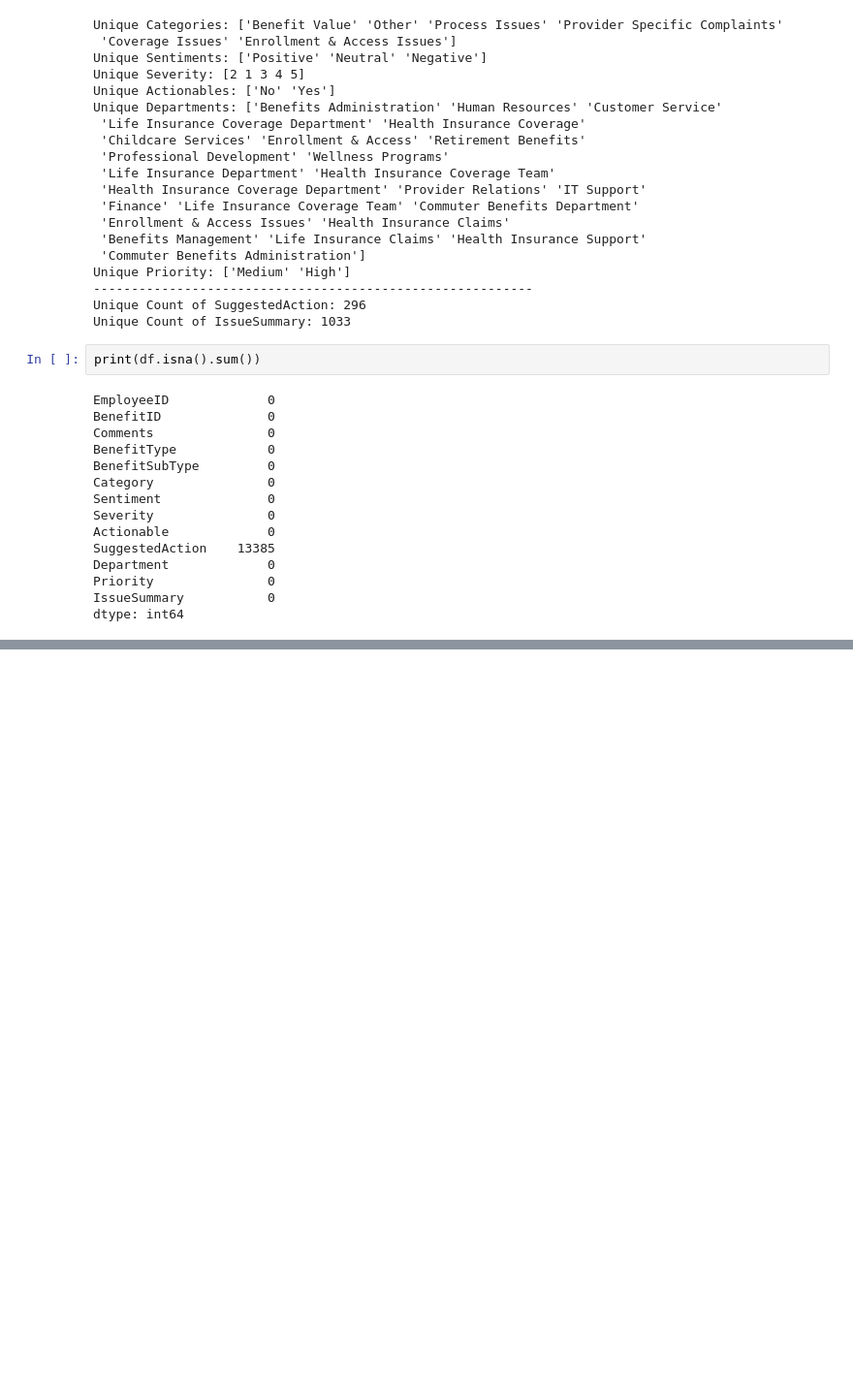
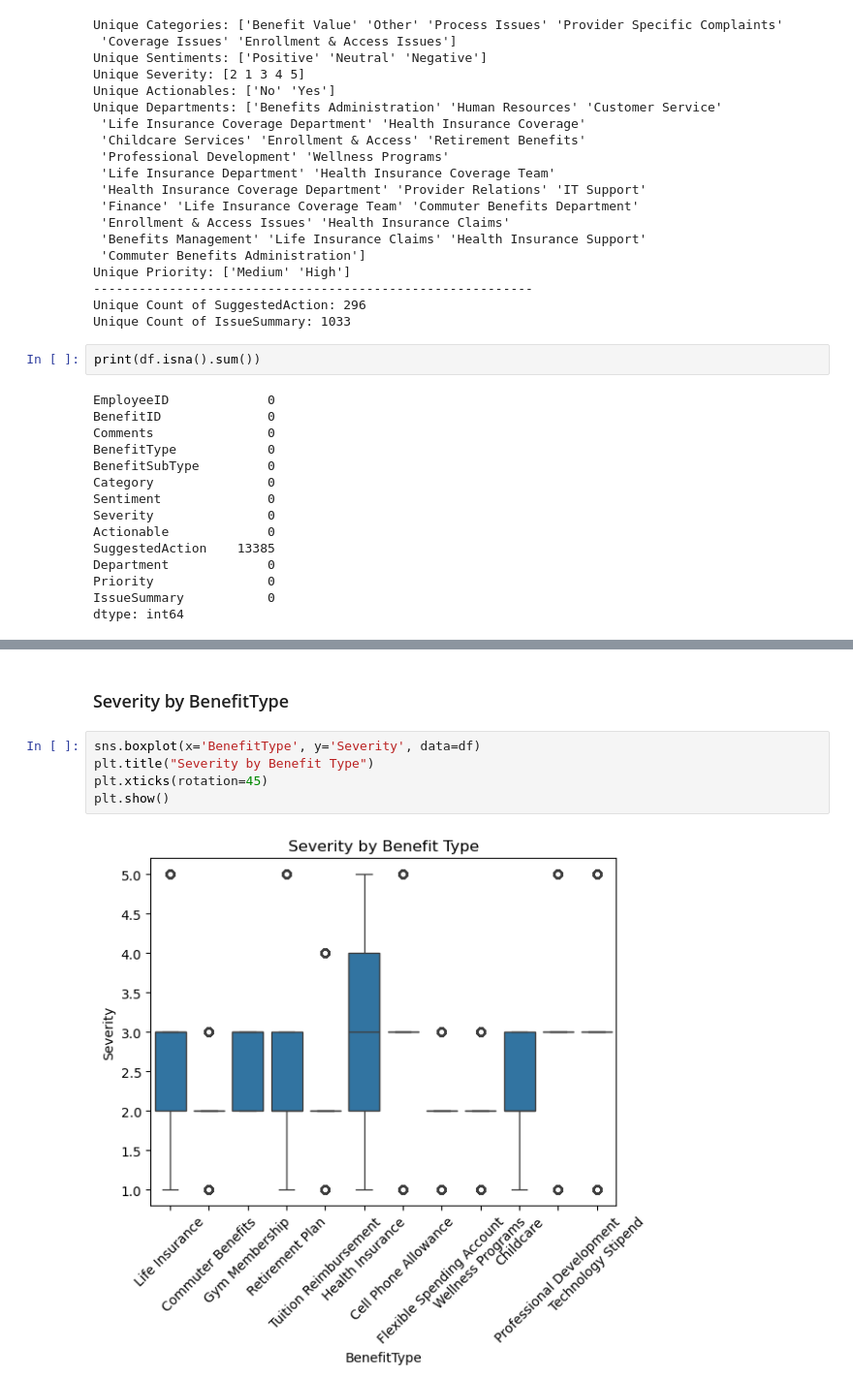
Before and after one commit to shrutikakubal/BenefitSync, a Jupyter notebook: phase1.ipynb, the cells around one changed output, grey strips where cells are left out. Shown at 97% size. Drawn from its saved outputs; the diff is of its cells as text; blank space fills up the shorter version.

```diff
--- a/phase1.ipynb
+++ b/phase1.ipynb
@@ -698,0 +743,9 @@ dtype: int64
+# %% [markdown]
+### Severity by BenefitType
+# %%
+sns.boxplot(x='BenefitType', y='Severity', data=df)
+plt.title("Severity by Benefit Type")
+plt.xticks(rotation=45)
+plt.show()
+# %% [output]
+[figure, added]
```
Also changed, not shown: parts of 28 cells of this notebook, 1 other file.
